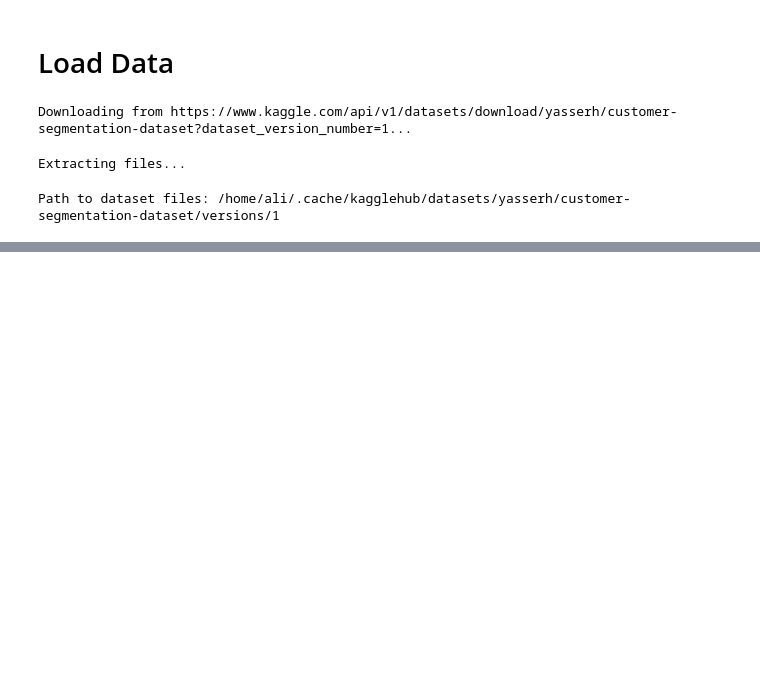
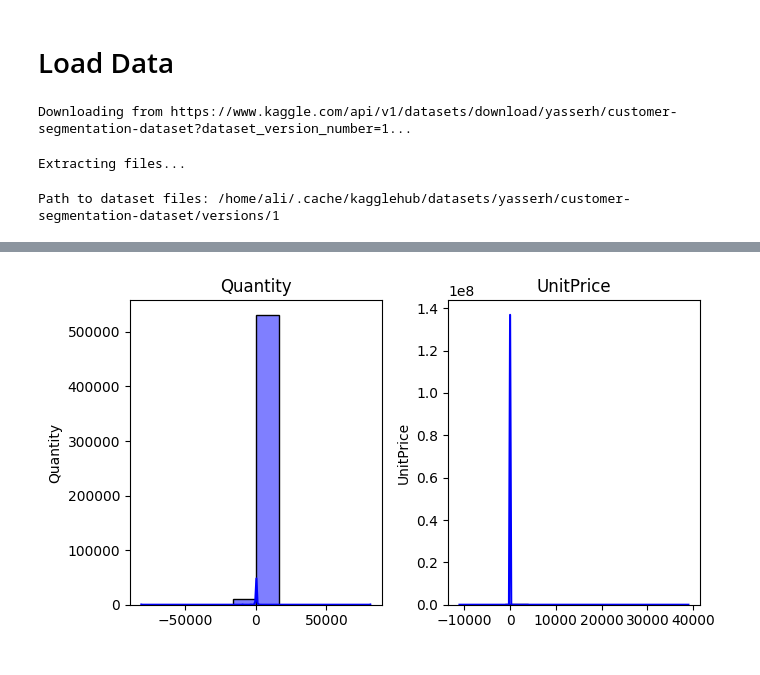
Before and after one commit to aliasgharmirhshai/Customer_Segmentation_Clustering, a Jupyter notebook: notebooks/main.ipynb, the cells around one changed output, grey strips where cells are left out. Cells and saved outputs as stored; diff of their text form; code cells hidden in the pictures; blank space fills up the shorter version.

```diff
--- a/notebooks/main.ipynb
+++ b/notebooks/main.ipynb
@@ -30,0 +120,16 @@ df.head()
+# %%
+number_columns_plot = [
+    'Quantity',
+    'UnitPrice',
+]
+
+plt.figure(figsize=(10, 4))
+for i , feature in enumerate(number_columns_plot):
+    plt.subplot(1, 3, i+1)
+    sns.histplot(data=df, x=df[feature], bins=10, kde=True, color='blue')
+    plt.title(f'{feature}')
+    plt.xlabel(' ')
+    plt.ylabel(feature)
+plt.tight_layout()
+# %% [output]
+[figure, added]
```
Also changed, not shown: parts of 12 cells of this notebook, 1 other file.
